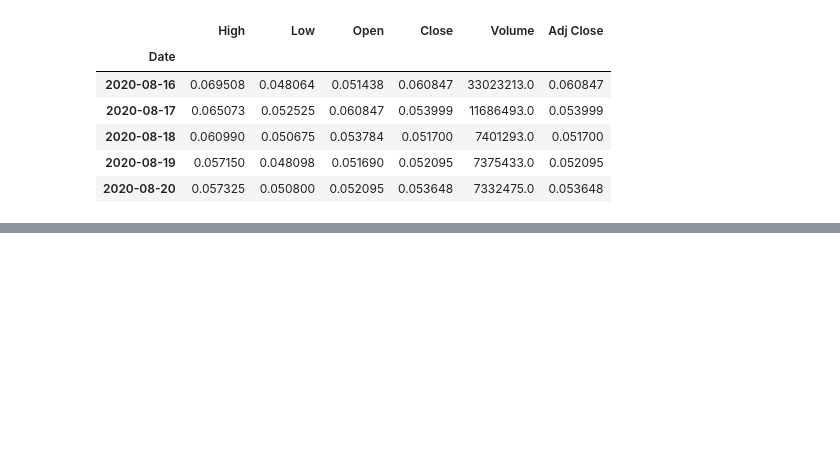
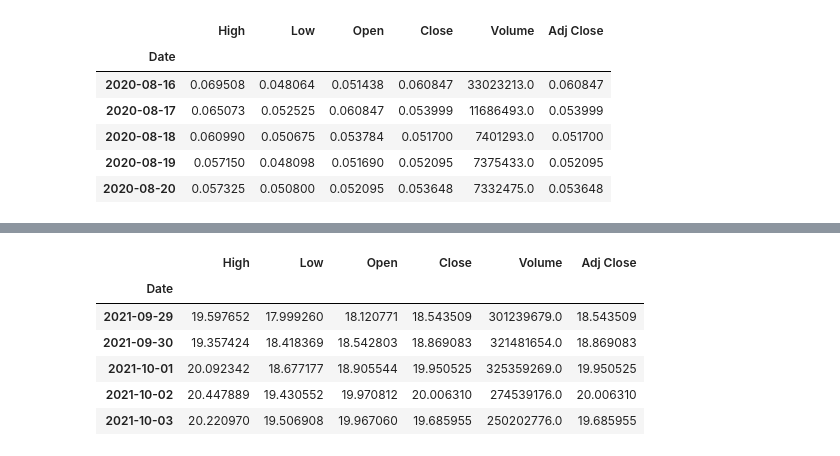
Before and after one commit to ortisan/cripto-bot, a Jupyter notebook: notebooks/Cripto2021-12-13.ipynb, the cells around one changed output, grey strips where cells are left out. Saved outputs shown, nothing was run; the diff lists cells and outputs as text; code cells hidden in the pictures; blank space fills up the shorter version.

```diff
--- a/notebooks/Cripto2021-12-13.ipynb
+++ b/notebooks/Cripto2021-12-13.ipynb
@@ -80,0 +112,16 @@ cake.head()
+# %%
+# PancakeSwap
+cake = data.DataReader("CAKE-USD",
+                       start='2021-9-29',
+                       end='2021-12-13',
+                       data_source='yahoo')
+
+cake.head()
+# %% [output]
+|  | High | Low | Open | Close | Volume | Adj Close |
+| Date |  |  |  |  |  |  |
+| 2021-09-29 | 19.597652 | 17.999260 | 18.120771 | 18.543509 | 301239679.0 | 18.543509 |
+| 2021-09-30 | 19.357424 | 18.418369 | 18.542803 | 18.869083 | 321481654.0 | 18.869083 |
+| 2021-10-01 | 20.092342 | 18.677177 | 18.905544 | 19.950525 | 325359269.0 | 19.950525 |
+| 2021-10-02 | 20.447889 | 19.430552 | 19.970812 | 20.006310 | 274539176.0 | 20.006310 |
+| 2021-10-03 | 20.220970 | 19.506908 | 19.967060 | 19.685955 | 250202776.0 | 19.685955 |
```
Also changed, not shown: parts of 12 cells of this notebook, 1 other file.
